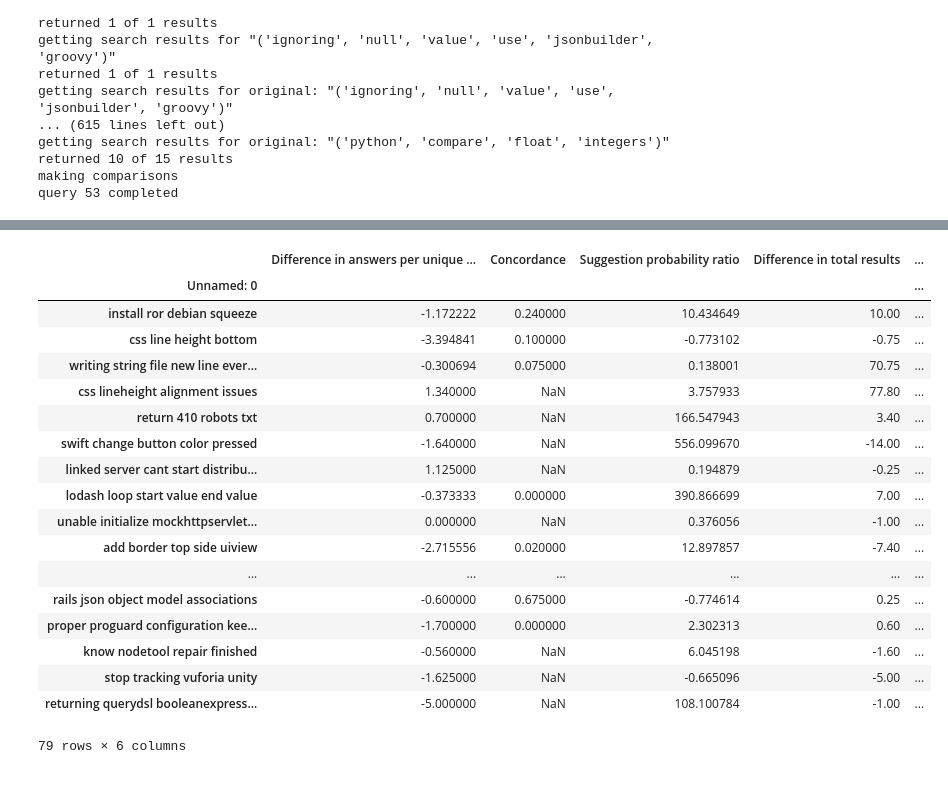
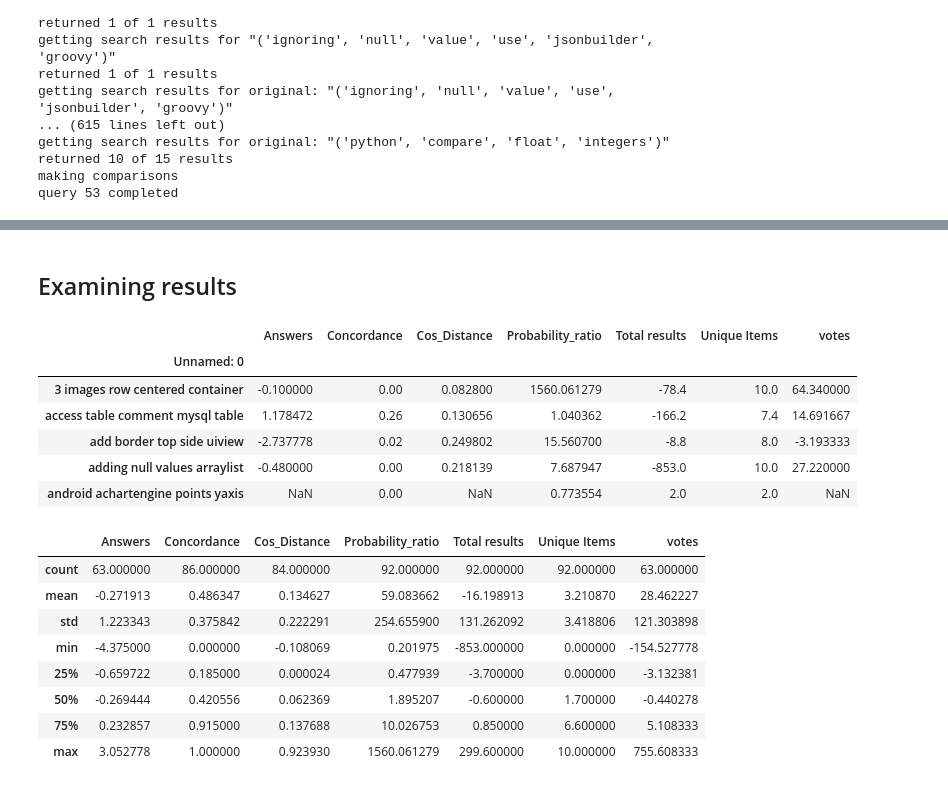
Before and after one commit to stevenfelix/SearchSuggester, a Jupyter notebook: notebooks/Validation_clean.ipynb, the cells around one changed output, grey strips where cells are left out. Drawn from its saved outputs; the diff is of its cells as text; code cells hidden in the pictures.

```diff
--- a/notebooks/Validation_clean.ipynb
+++ b/notebooks/Validation_clean.ipynb
@@ -662,30 +563,32 @@ returned 1 of 1 results
+# %% [markdown]
+## Examining results
 # %%
-path = "/Users/stevenfelix/Documents/DataScience_local/Insight/"
-df = pd.read_csv(path+'validation_results_df.csv')
+path = "../data/"
+df = pd.read_csv(path+'validation_results_df_feb-6.csv')
 df.set_index('Unnamed: 0', inplace=True)
-df.columns = ['Difference in answers per unique search result', 'Concordance',
-              'Suggestion probability ratio','Difference in total results', 'Avg Number Unique Items(out of 10)', 'Difference in votes per unique search result']
+df.columns = ['Answers', 'Concordance', 'Cos_Distance',
+              'Probability_ratio','Total results', 'Unique Items', 'votes']
 # %%
-df
+df.head()
 # %% [output]
-|  | Difference in answers per unique ... | Concordance | Suggestion probability ratio | Difference in total results | ... |
-| Unnamed: 0 |  |  |  |  | ... |
-| install ror debian squeeze | -1.172222 | 0.240000 | 10.434649 | 10.00 | ... |
-| css line height bottom | -3.394841 | 0.100000 | -0.773102 | -0.75 | ... |
-| writing string file new line ever... | -0.300694 | 0.075000 | 0.138001 | 70.75 | ... |
-| css lineheight alignment issues | 1.340000 | NaN | 3.757933 | 77.80 | ... |
-| return 410 robots txt | 0.700000 | NaN | 166.547943 | 3.40 | ... |
-| swift change button color pressed | -1.640000 | NaN | 556.099670 | -14.00 | ... |
-| linked server cant start distribu... | 1.125000 | NaN | 0.194879 | -0.25 | ... |
-| lodash loop start value end value | -0.373333 | 0.000000 | 390.866699 | 7.00 | ... |
-| unable initialize mockhttpservlet... | 0.000000 | NaN | 0.376056 | -1.00 | ... |
-| add border top side uiview | -2.715556 | 0.020000 | 12.897857 | -7.40 | ... |
-| ... | ... | ... | ... | ... | ... |
-| rails json object model associations | -0.600000 | 0.675000 | -0.774614 | 0.25 | ... |
-| proper proguard configuration kee... | -1.700000 | 0.000000 | 2.302313 | 0.60 | ... |
-| know nodetool repair finished | -0.560000 | NaN | 6.045198 | -1.60 | ... |
-| stop tracking vuforia unity | -1.625000 | NaN | -0.665096 | -5.00 | ... |
-| returning querydsl booleanexpress... | -5.000000 | NaN | 108.100784 | -1.00 | ... |
+|  | Answers | Concordance | Cos_Distance | Probability_ratio | Total results | Unique Items | votes |
+| Unnamed: 0 |  |  |  |  |  |  |  |
+| 3 images row centered container | -0.100000 | 0.00 | 0.082800 | 1560.061279 | -78.4 | 10.0 | 64.340000 |
+| access table comment mysql table | 1.178472 | 0.26 | 0.130656 | 1.040362 | -166.2 | 7.4 | 14.691667 |
+| add border top side uiview | -2.737778 | 0.02 | 0.249802 | 15.560700 | -8.8 | 8.0 | -3.193333 |
+| adding null values arraylist | -0.480000 | 0.00 | 0.218139 | 7.687947 | -853.0 | 10.0 | 27.220000 |
+| android achartengine points yaxis | NaN | 0.00 | NaN | 0.773554 | 2.0 | 2.0 | NaN |
-79 rows × 6 columns
+# %%
+df.describe()
+# %% [output]
+|  | Answers | Concordance | Cos_Distance | Probability_ratio | Total results | Unique Items | votes |
+| count | 63.000000 | 86.000000 | 84.000000 | 92.000000 | 92.000000 | 92.000000 | 63.000000 |
+| mean | -0.271913 | 0.486347 | 0.134627 | 59.083662 | -16.198913 | 3.210870 | 28.462227 |
+| std | 1.223343 | 0.375842 | 0.222291 | 254.655900 | 131.262092 | 3.418806 | 121.303898 |
+| min | -4.375000 | 0.000000 | -0.108069 | 0.201975 | -853.000000 | 0.000000 | -154.527778 |
+| 25% | -0.659722 | 0.185000 | 0.000024 | 0.477939 | -3.700000 | 0.000000 | -3.132381 |
+| 50% | -0.269444 | 0.420556 | 0.062369 | 1.895207 | -0.600000 | 1.700000 | -0.440278 |
+| 75% | 0.232857 | 0.915000 | 0.137688 | 10.026753 | 0.850000 | 6.600000 | 5.108333 |
+| max | 3.052778 | 1.000000 | 0.923930 | 1560.061279 | 299.600000 | 10.000000 | 755.608333 |
 # %%
 df.mean()
```
Also changed, not shown: parts of 27 cells of this notebook, 9 other files.
